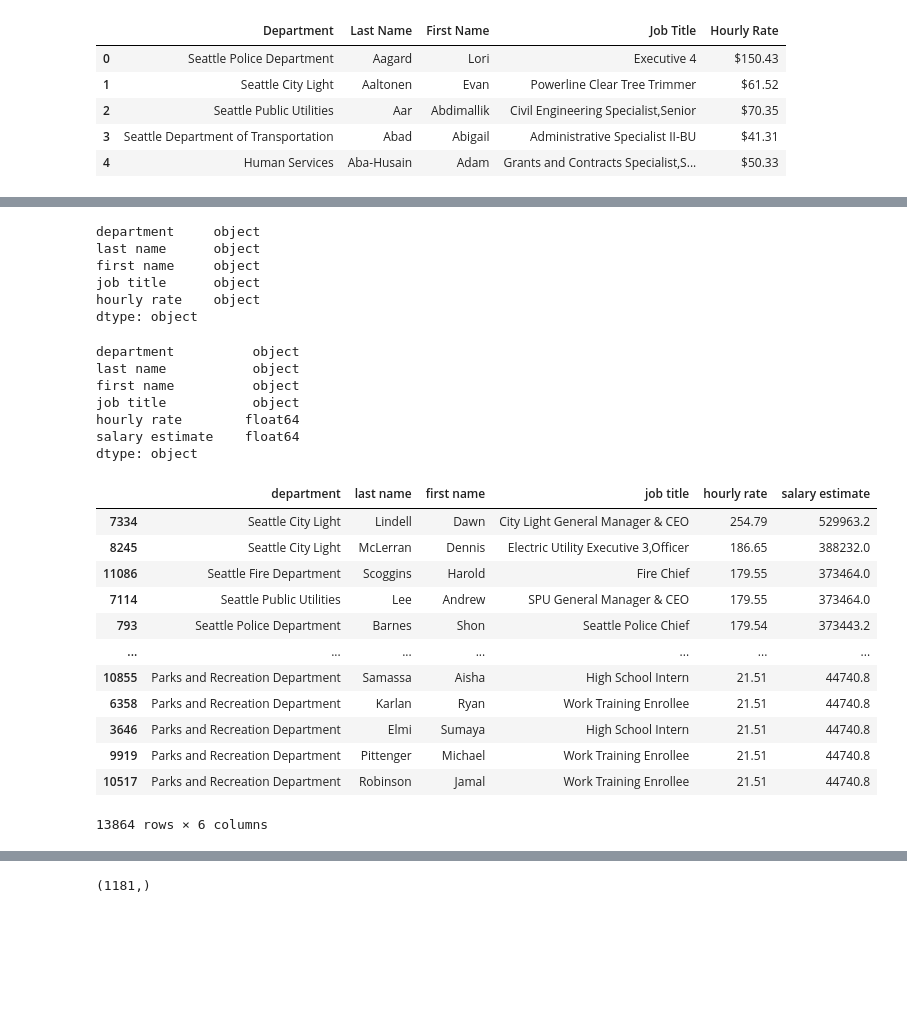
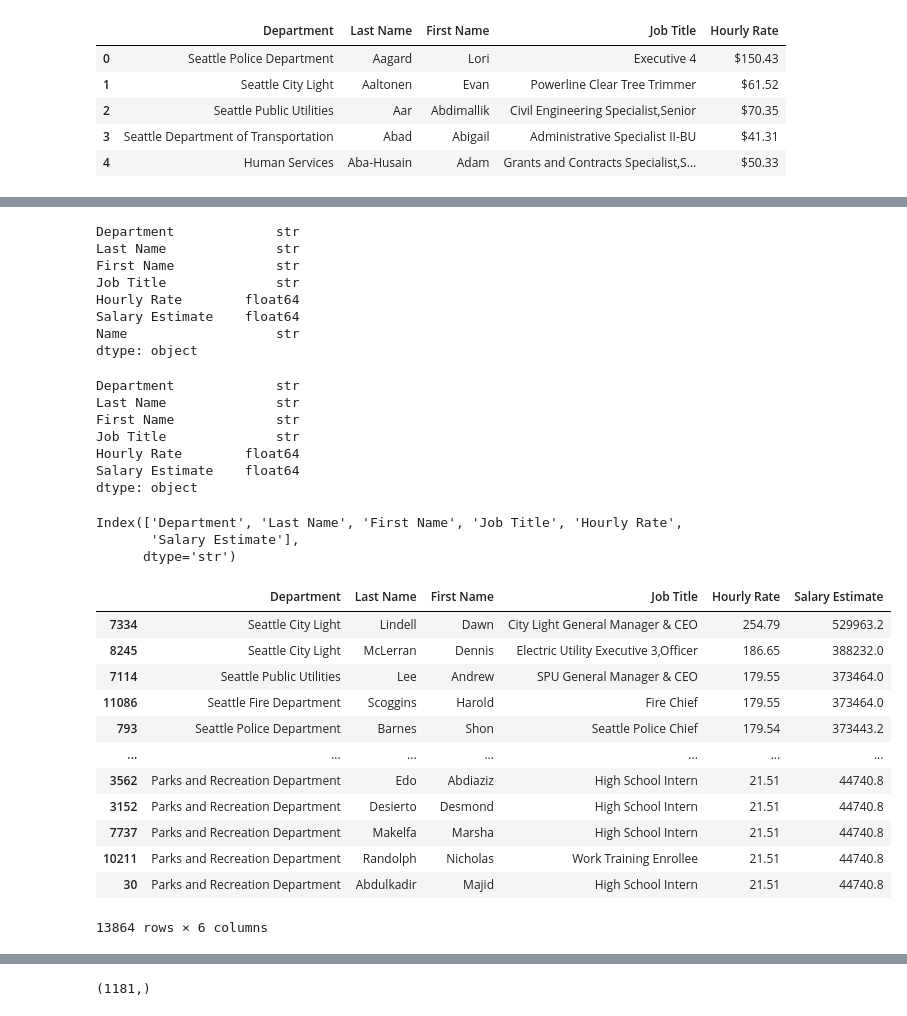
Before and after one commit to areeyat/seattle-wages, a Jupyter notebook: wage-analysis.ipynb, the cells around one changed output, grey strips where cells are left out. Drawn from its saved outputs; the diff is of its cells as text; code cells hidden in the pictures; blank space fills up the shorter version.

```diff
--- a/wage-analysis.ipynb
+++ b/wage-analysis.ipynb
@@ -42,6 +24,6 @@ Index(['Department', 'Last Name', 'First Name', 'Job Title', 'Hourly Rate '], dt
 # %%
 wages = wages.rename(columns={"Hourly Rate ": "Hourly Rate"})
-wages = wages.rename(str.lower, axis=1)
+#wages = wages.rename(str.lower, axis=1)
 # %%
 wages.columns
 # %% [output]
@@ -49,40 +31,47 @@ Index(['department', 'last name', 'first name', 'job title', 'hourly rate'], dty
 # %%
 wages.dtypes
 # %% [output]
-department     object
-last name      object
-first name     object
-job title      object
-hourly rate    object
+Department             str
+Last Name              str
+First Name             str
+Job Title              str
+Hourly Rate        float64
+Salary Estimate    float64
+Name                   str
 dtype: object
 # %%
-wages['hourly rate'] = wages['hourly rate'].str.strip("$")
+wages['Hourly Rate'] = wages['Hourly Rate'].str.strip("$")
+wages['Hourly Rate'] = wages['Hourly Rate'].astype("float64")
+wages['Salary Estimate'] = wages['Hourly Rate'] * 2080
-# %%
-wages['hourly rate'] = wages['hourly rate'].astype("float64")
-wages['salary estimate'] = wages['hourly rate'] * 2080
 # %%
 wages.dtypes
 # %% [output]
-department          object
-last name           object
-first name          object
-job title           object
-hourly rate        float64
-salary estimate    float64
+Department             str
+Last Name              str
+First Name             str
+Job Title              str
+Hourly Rate        float64
+Salary Estimate    float64
 dtype: object
+# %%
+wages.columns
+# %% [output]
+Index(['Department', 'Last Name', 'First Name', 'Job Title', 'Hourly Rate',
+       'Salary Estimate'],
+      dtype='str')
 # %%
-wages.sort_values(by=["hourly rate"], ascending=False)
+wages.sort_values(by=["Hourly Rate"], ascending=False)
 # %% [output]
-|  | department | last name | first name | job title | hourly rate | salary estimate |
+|  | Department | Last Name | First Name | Job Title | Hourly Rate | Salary Estimate |
 | 7334 | Seattle City Light | Lindell | Dawn | City Light General Manager & CEO | 254.79 | 529963.2 |
 | 8245 | Seattle City Light | McLerran | Dennis | Electric Utility Executive 3,Officer | 186.65 | 388232.0 |
+| 7114 | Seattle Public Utilities | Lee | Andrew | SPU General Manager & CEO | 179.55 | 373464.0 |
 | 11086 | Seattle Fire Department | Scoggins | Harold | Fire Chief | 179.55 | 373464.0 |
-| 7114 | Seattle Public Utilities | Lee | Andrew | SPU General Manager & CEO | 179.55 | 373464.0 |
 | 793 | Seattle Police Department | Barnes | Shon | Seattle Police Chief | 179.54 | 373443.2 |
 | ... | ... | ... | ... | ... | ... | ... |
-| 10855 | Parks and Recreation Department | Samassa | Aisha | High School Intern | 21.51 | 44740.8 |
-| 6358 | Parks and Recreation Department | Karlan | Ryan | Work Training Enrollee | 21.51 | 44740.8 |
-| 3646 | Parks and Recreation Department | Elmi | Sumaya | High School Intern | 21.51 | 44740.8 |
-| 9919 | Parks and Recreation Department | Pittenger | Michael | Work Training Enrollee | 21.51 | 44740.8 |
-| 10517 | Parks and Recreation Department | Robinson | Jamal | Work Training Enrollee | 21.51 | 44740.8 |
+| 3562 | Parks and Recreation Department | Edo | Abdiaziz | High School Intern | 21.51 | 44740.8 |
+| 3152 | Parks and Recreation Department | Desierto | Desmond | High School Intern | 21.51 | 44740.8 |
+| 7737 | Parks and Recreation Department | Makelfa | Marsha | High School Intern | 21.51 | 44740.8 |
+| 10211 | Parks and Recreation Department | Randolph | Nicholas | Work Training Enrollee | 21.51 | 44740.8 |
+| 30 | Parks and Recreation Department | Abdulkadir | Majid | High School Intern | 21.51 | 44740.8 |
 13864 rows × 6 columns
```
Also changed, not shown: parts of 35 cells of this notebook, 3 other files.
